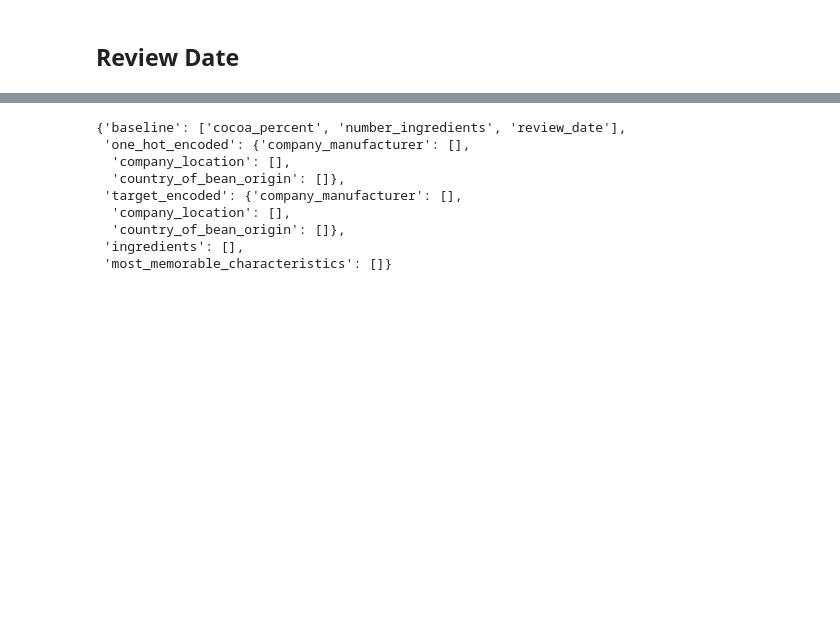
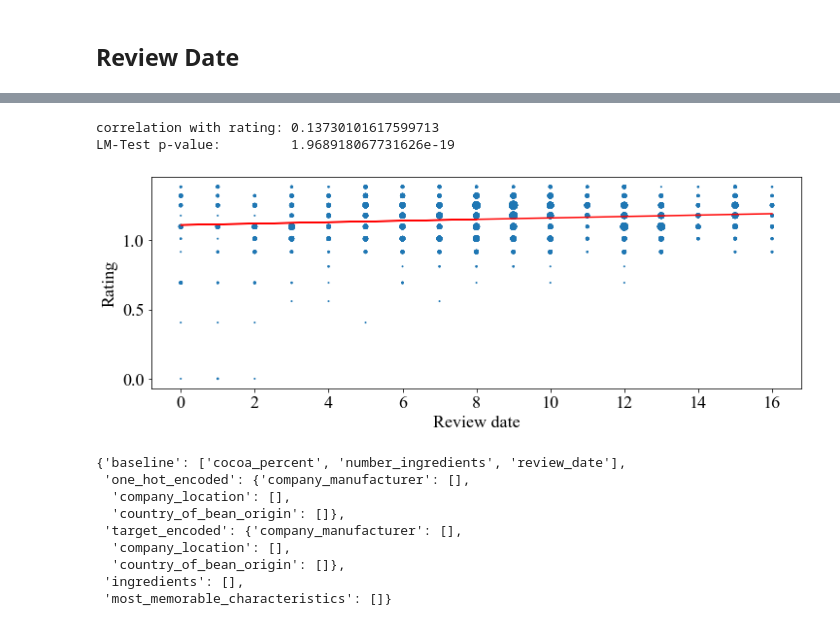
Before and after one commit to ElisabethBrockhaus/Chocolate_bar_rating, a Jupyter notebook: chocolate_rating_data.ipynb, the cells around one changed output, grey strips where cells are left out. Drawn from its saved outputs; the diff is of its cells as text; code cells hidden in the pictures; blank space fills up the shorter version.

```diff
--- a/chocolate_rating_data.ipynb
+++ b/chocolate_rating_data.ipynb
@@ -825,3 +907,27 @@ plt.show()
+# %%
+x = X_train["review_date"]
+y = y_train.apply(math.log)
+print("correlation with rating:", x.corr(y))
+X = add_constant(x)
+res = OLS(y, X).fit()
+white_test = het_white(res.resid,  res.model.exog)
+print("LM-Test p-value:\t", white_test[1]) # << 0.05
+# %% [output]
+correlation with rating: 0.13730101617599713
+LM-Test p-value:         1.968918067731626e-19
+# %%
+c = Counter(zip(x, y))
+s = [c[(n, r)] for n, r in zip(x, y)]
+
+plt.subplots(figsize=(12, 4))
+plt.scatter(x, y, marker="o", s=s)
+plt.plot(x, res.params.review_date * x + res.params.const, color="red")
+plt.xlabel("Review date")
+plt.ylabel("Rating")
+#plt.savefig("figures/review_date_points.pdf", bbox_inches="tight")
+plt.show()
+# %% [output]
+[figure, added]
 # %%
 features_dict["baseline"] += ["review_date"]
 features_dict
```
Also changed, not shown: parts of 19 cells of this notebook, 4 other files.
